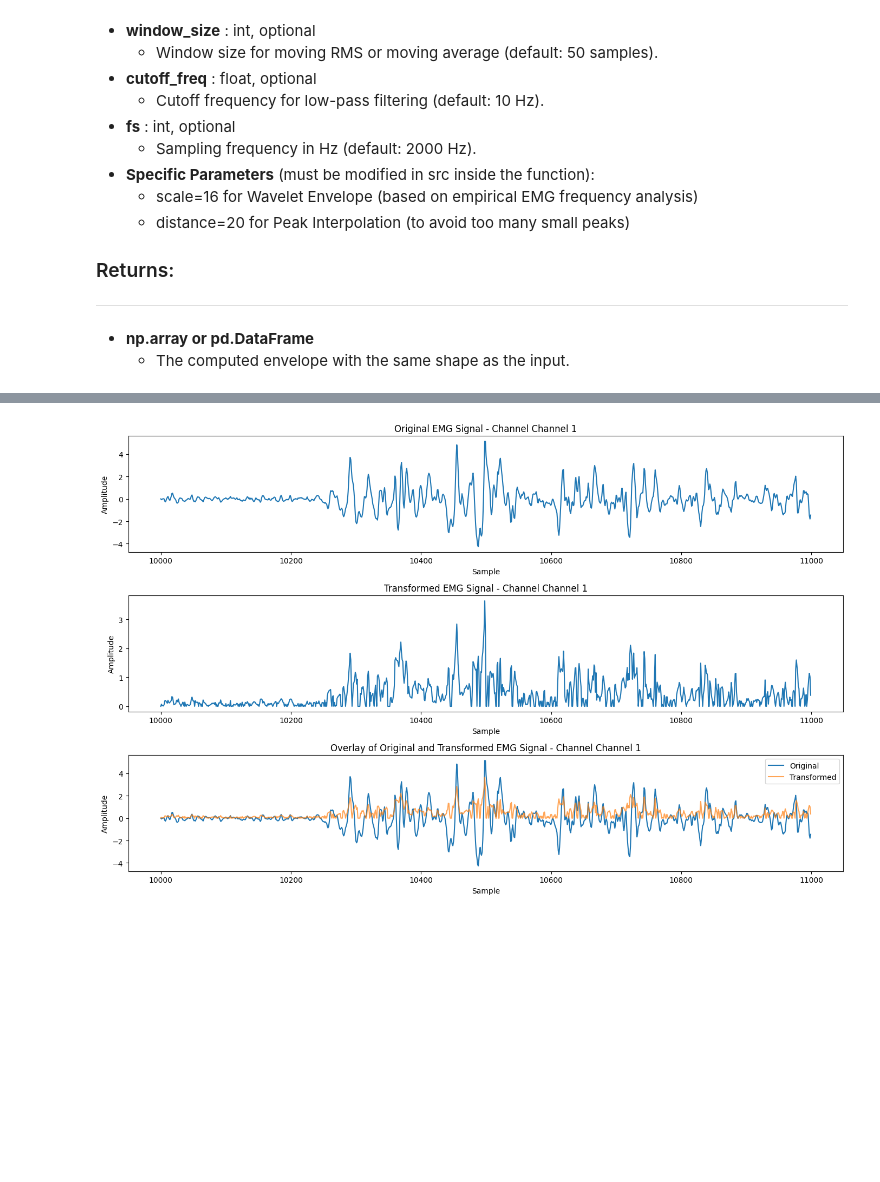
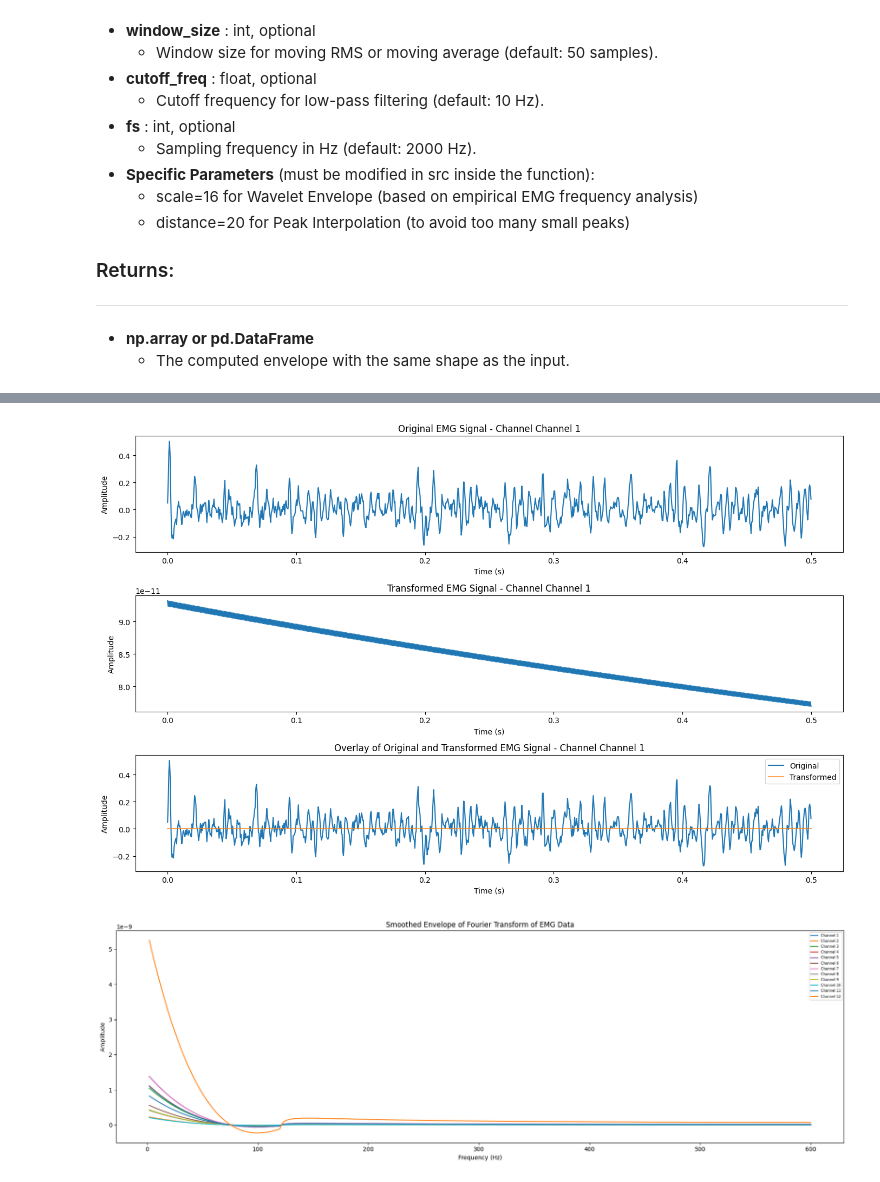
Before and after one commit to DanielSenseAI/IA_ProsthesisUdeA, a Jupyter notebook: envelope_processing.ipynb, the cells around one changed output, grey strips where cells are left out. Drawn from its saved outputs; the diff is of its cells as text; code cells hidden in the pictures; blank space fills up the shorter version.

```diff
--- a/envelope_processing.ipynb
+++ b/envelope_processing.ipynb
@@ -149,53 +152,7 @@ Number of Repetitions: 0
-# %%
-def plot_emg_channel(original_df, transformed_df, channel, start=0, end=None):
-    """
-    Plots a given channel from the original and transformed EMG DataFrames.
-
-    Parameters:
-    - original_df: DataFrame containing the original EMG signals.
-    - transformed_df: DataFrame containing the transformed EMG signals.
-    - channel: The channel to plot.
-    - start: The starting index for the plot (default is 0).
-    - end: The ending index for the plot (default is None, which means plot till the end).
-    """
-    if end is None:
-        end = len(original_df)
-
-    plt.figure(figsize=(14, 9))
-
-    initialEMG = src.extract_emg_channels(original_df)
-    #display(initialEMG)
-    transformedEMG = src.extract_emg_channels(transformed_df)
-    #display(transformedEMG)
-
-    # Plot original signal
-    plt.subplot(3, 1, 1)
-    plt.plot(initialEMG[channel].iloc[start:end])
-    plt.title(f'Original EMG Signal - Channel {channel}')
-    plt.xlabel('Sample')
-    plt.ylabel('Amplitude')
-
-    # Plot transformed signal
-    plt.subplot(3, 1, 2)
-    plt.plot(transformedEMG[channel].iloc[start:end])
-    plt.title(f'Transformed EMG Signal - Channel {channel}')
-    plt.xlabel('Sample')
-    plt.ylabel('Amplitude')
-
-    # Plot overlaid signals
-    plt.subplot(3, 1, 3)
-    plt.plot(initialEMG[channel].iloc[start:end], label='Original')
-    plt.plot(transformedEMG[channel].iloc[start:end], label='Transformed', alpha=0.7)
-    plt.title(f'Overlay of Original and Transformed EMG Signal - Channel {channel}')
-    plt.xlabel('Sample')
-    plt.ylabel('Amplitude')
-    plt.legend()
-
-    plt.tight_layout()
-    plt.show()
-
-plot_emg_channel(test_df, result_df, channel='Channel 1', start=2000*5, end=2000*5+1000)
-# %% [output]
-[figure, removed]
+# %%
+src.plot_single_emg_channel(database, test_df, result_df, channel='Channel 1', addFourier=True)
+# %% [output]
+[figure, added]
+[figure, added]
 # %%
 # List of envelope types to iterate over
```
Also changed, not shown: parts of 6 cells of this notebook, 3 other files.
